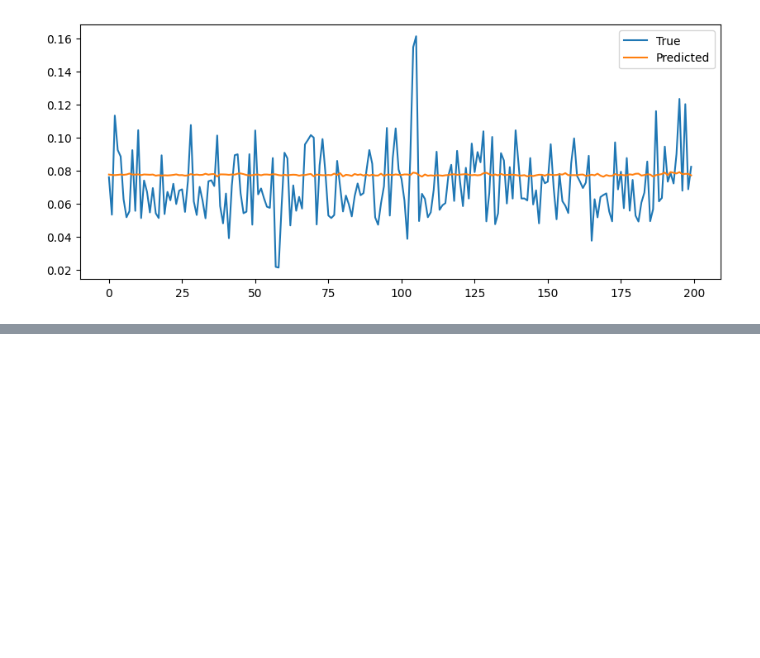
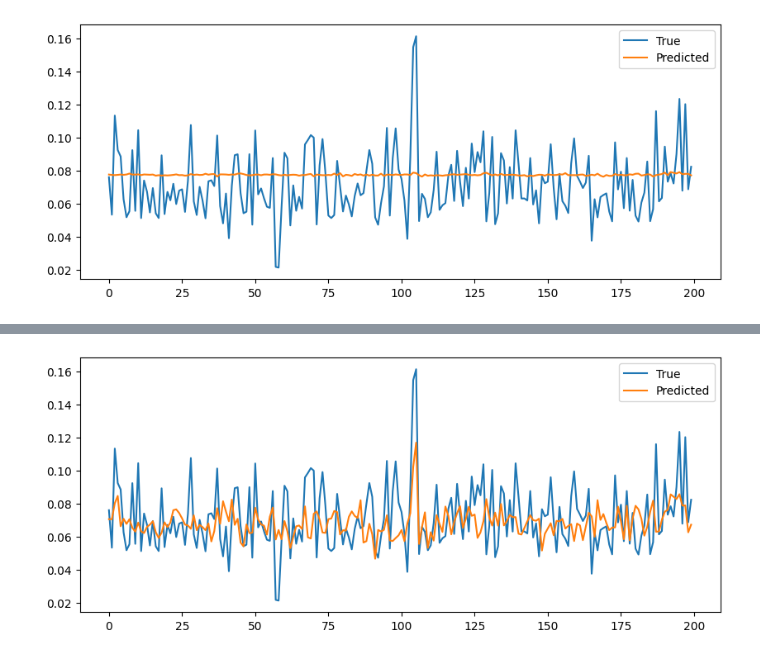
Before and after one commit to Rallermus/AppML-Final-Project, a Jupyter notebook: Rasmus/LSTMRasmus.ipynb, the cells around one changed output, grey strips where cells are left out. Saved outputs shown, nothing was run; the diff lists cells and outputs as text; code cells hidden in the pictures; blank space fills up the shorter version.

```diff
--- a/Rasmus/LSTMRasmus.ipynb
+++ b/Rasmus/LSTMRasmus.ipynb
@@ -221,0 +293,10 @@ plt.show()
+# %%
+y_pred = model.predict(X_test_scaled).flatten()
+y_pred = y_scaler.inverse_transform(y_pred.reshape(-1, 1))
+x_axis = np.arange(len(y_test))
+plt.figure(figsize=(10,4))
+plt.plot(x_axis[:200], y_test[:200], label="True")
+plt.plot(x_axis[:200], y_pred[:200], label="Predicted")
+plt.legend()
+plt.show()
+# %% [output]
@@ -221,0 +304 @@ plt.show()
+[figure, added]
```
Also changed, not shown: parts of 3 cells of this notebook, 1 other file.
